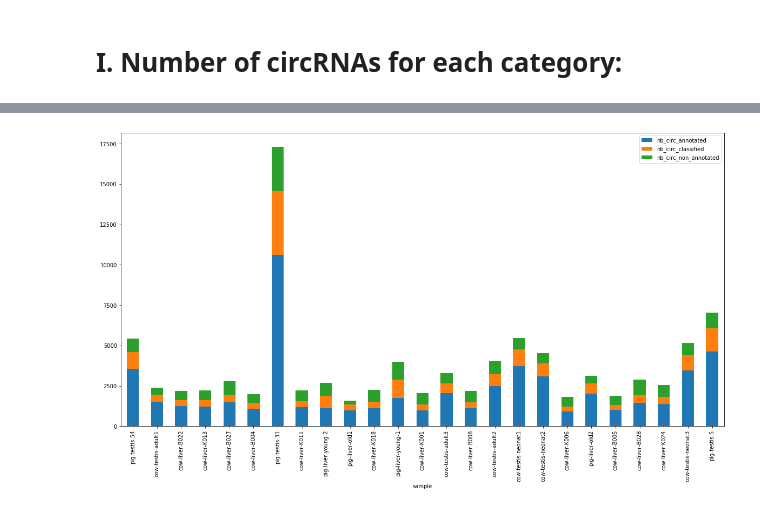
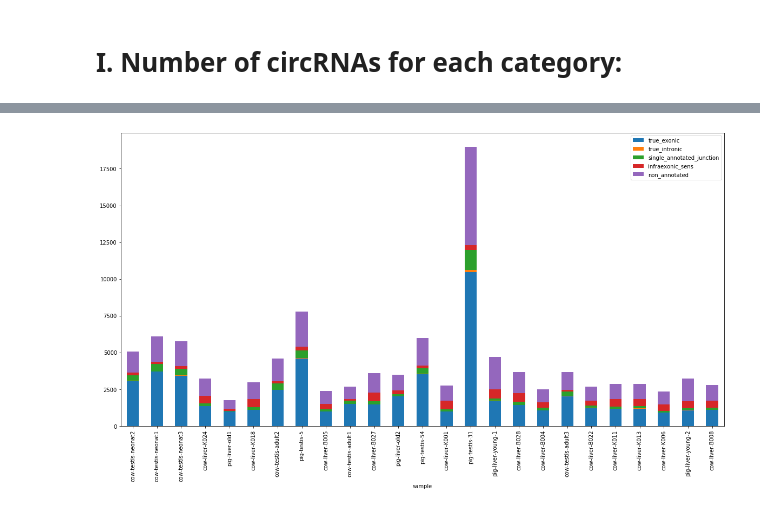
Before and after one commit to GenEpi-GenPhySE/circDetector, a Jupyter notebook: scripts/stats_annotation.ipynb, the cells around one changed output, grey strips where cells are left out. Saved outputs shown, nothing was run; the diff lists cells and outputs as text; code cells hidden in the pictures.

```diff
--- a/scripts/stats_annotation.ipynb
+++ b/scripts/stats_annotation.ipynb
@@ -29,14 +29,9 @@ $( document ).ready(code_toggle);
 # Functions:
 # %%
 def read_annotation(file):
-    columns = ["sample", "nb_circ_tot", "nb_tot_exonic", "nb_start_end_exonic",
-               "nb_probable_exonic", "nb_antisens_exonic", "nb_monoexonic",
-               "nb_infraexonic_tot", "nb_infraexonic_sens", "nb_infraexonic_antisens",
-               "nb_infraintronic_tot", "nb_infraintronic_sens", "nb_infraintronic_antisens",
-               "nb_tot_intronic", "nb_true_intronic", "nb_possible_intron_derived",
-               "nb_lariat_derived", "nb_intron_circles", "nb_possible_antisens_intron_derived",
-               "nb_circ_intronic_localization", "nb_circ_annotated",
-               "nb_circ_classified", "nb_circ_non_annotated"]
+    columns = ["sample", "total_circRNAs", "total_exonic", "true_exonic", "single_annotated_junction",
+               "antisens_exonic", "monoexonic", "total_infraexonic", "infraexonic_sens",
+               "infraexonic_antisens", "true_intronic", "annotated", "non_annotated"]
     df = pd.read_table(file, sep = '\t', names=columns)
     return df
 # %% [markdown]
@@ -55,10 +60,11 @@ display(df_stats_annot.head(5))
 # %%
 # Stacked bar plot:
-columns_df1 = ["sample", "nb_circ_annotated", "nb_circ_classified",
-               "nb_circ_non_annotated"]
+columns_df1 = ["sample", "true_exonic", "true_intronic", "single_annotated_junction",
+               "infraexonic_sens", "non_annotated"]
+
 df1 = pd.DataFrame(df_stats_annot, columns=columns_df1)
 df1.plot.bar(x='sample', stacked=True, figsize=(20,10));
 # %% [output]
-[figure, old version]
+[figure, new version]
 # %%
 # Pie:
```
Also changed, not shown: parts of 19 cells of this notebook, 1 other file.
